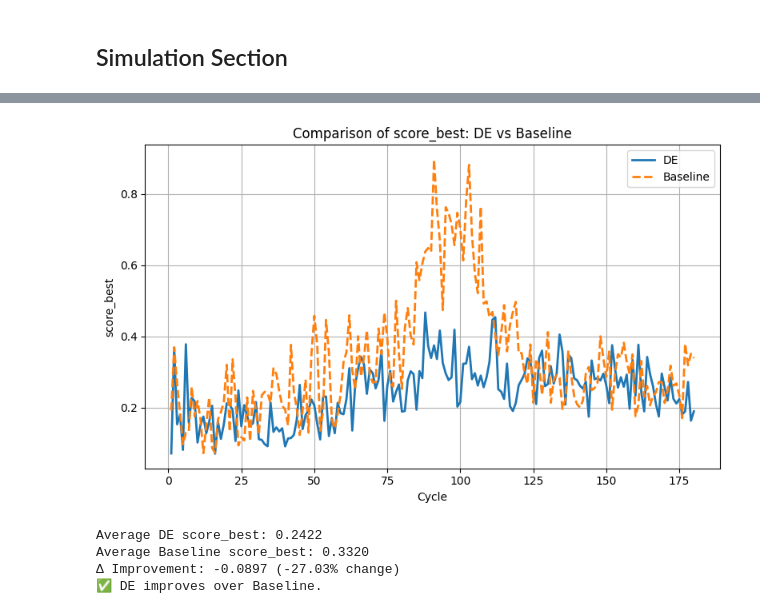
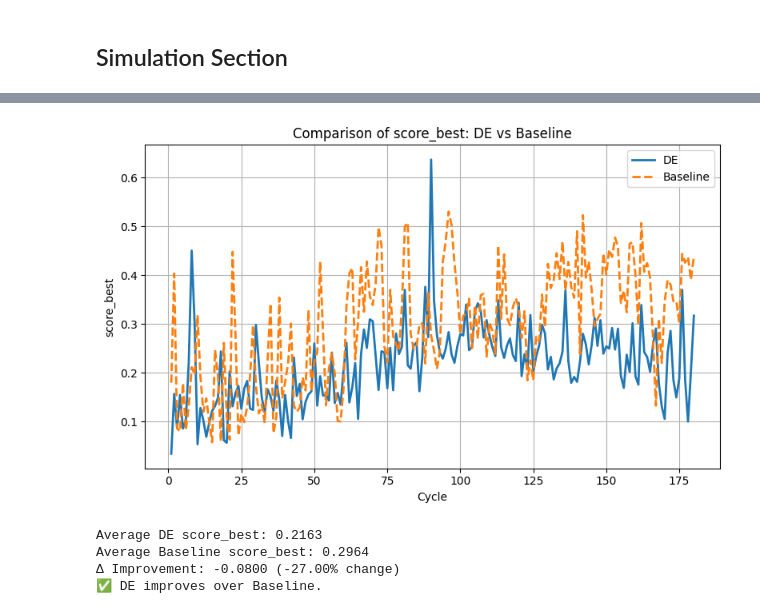
Before and after one commit to Kaos1105/EA_traffic_control, a Jupyter notebook: mlp_controller.ipynb, the cells around one changed output, grey strips where cells are left out. Saved outputs shown, nothing was run; the diff lists cells and outputs as text; code cells hidden in the pictures.

```diff
--- a/mlp_controller.ipynb
+++ b/mlp_controller.ipynb
@@ -163,10 +149,10 @@ compare_logs_by_time(baseline_prefix='traffic_baseline', de_prefix ='traffic_MLP
 # %%
 from src.utils import compare_score_best
 
-compare_score_best(baseline_prefix='traffic_baseline', de_prefix ='traffic_MLP', de_suffix='20251209_101741', baseline_suffix='20251209_102108')
+compare_score_best(baseline_prefix='traffic_baseline', de_prefix ='traffic_MLP', de_suffix='20251209_124123', baseline_suffix='20251209_124215')
 # %% [output]
-[figure, old version]
+[figure, new version]
-Average DE score_best: 0.2422
-Average Baseline score_best: 0.3320
-Δ Improvement: -0.0897 (-27.03% change)
+Average DE score_best: 0.2163
+Average Baseline score_best: 0.2964
+Δ Improvement: -0.0800 (-27.00% change)
 ✅ DE improves over Baseline.
```
Also changed, not shown: parts of 6 cells of this notebook, 1 other file.
